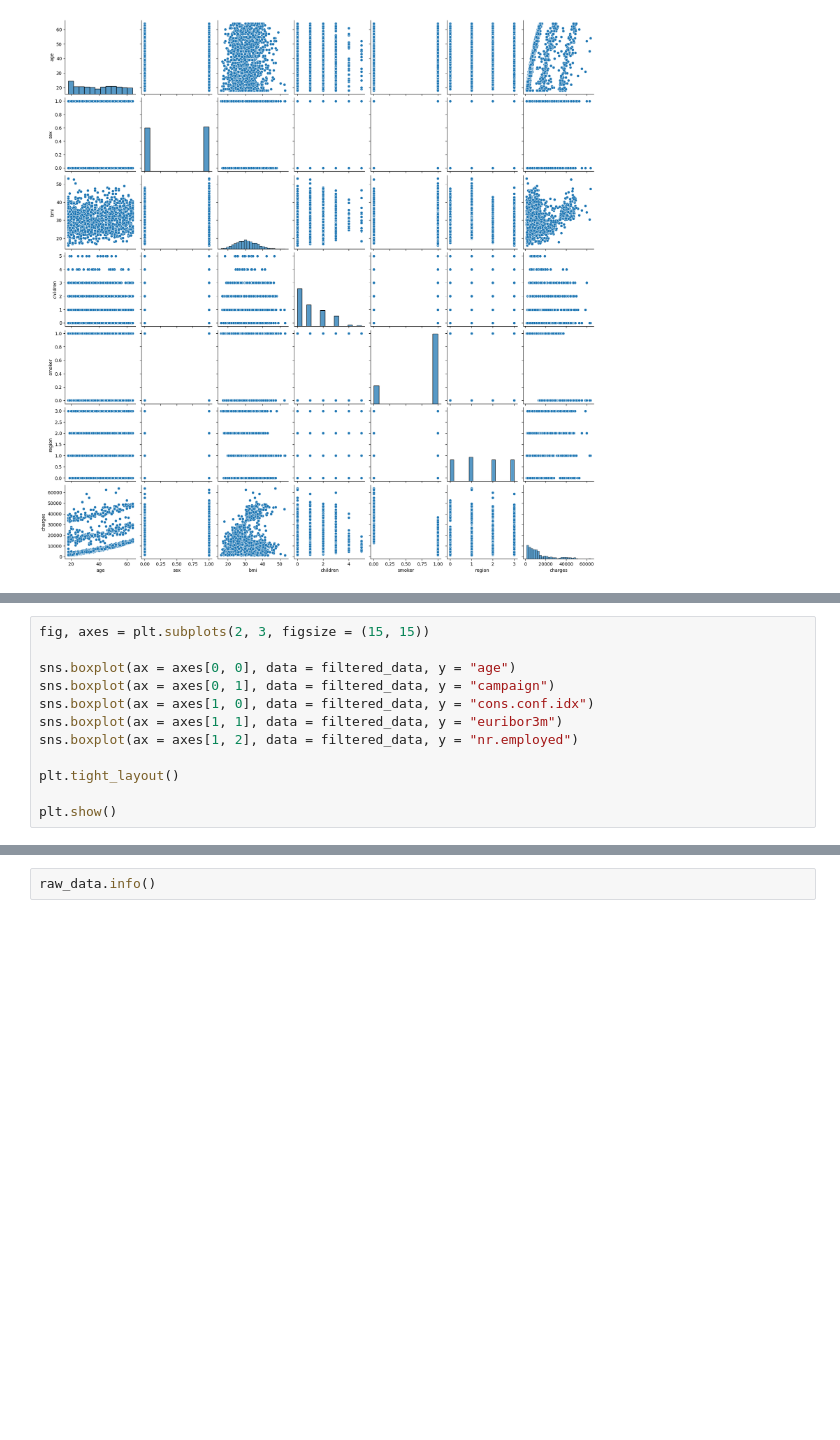
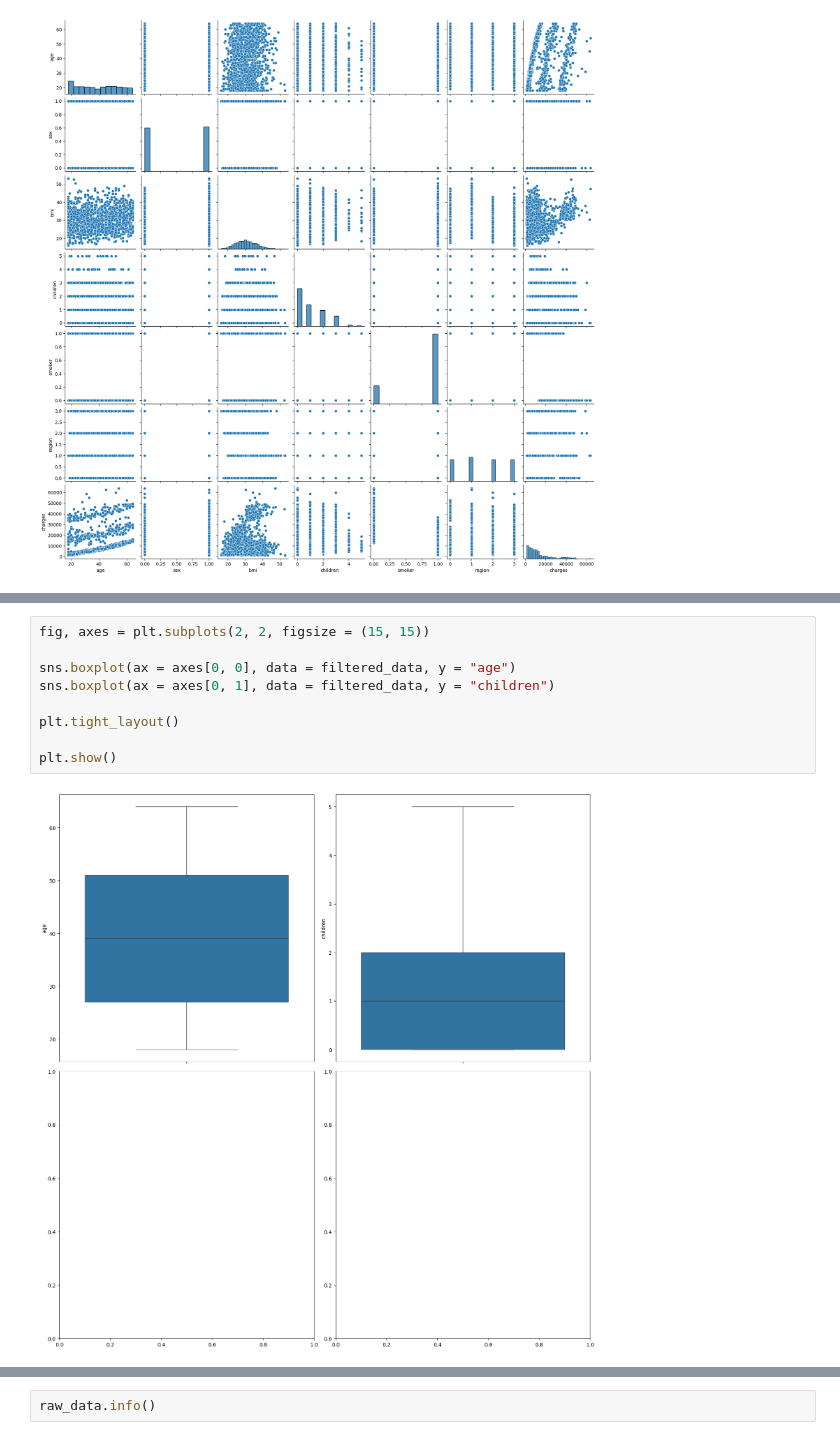
Before and after one commit to Antero-ops/Tutorial-de-Proyecto-de-Regresi-n-Lineal, a Jupyter notebook: src/explore.ipynb, the cells around one changed output, grey strips where cells are left out. Saved outputs shown, nothing was run; the diff lists cells and outputs as text; blank space fills up the shorter version.

```diff
--- a/src/explore.ipynb
+++ b/src/explore.ipynb
@@ -168,12 +184,11 @@ sns.pairplot(data = raw_data)
 # %%
-fig, axes = plt.subplots(2, 3, figsize = (15, 15))
+fig, axes = plt.subplots(2, 2, figsize = (15, 15))
 
 sns.boxplot(ax = axes[0, 0], data = filtered_data, y = "age")
-sns.boxplot(ax = axes[0, 1], data = filtered_data, y = "campaign")
-sns.boxplot(ax = axes[1, 0], data = filtered_data, y = "cons.conf.idx")
-sns.boxplot(ax = axes[1, 1], data = filtered_data, y = "euribor3m")
-sns.boxplot(ax = axes[1, 2], data = filtered_data, y = "nr.employed")
+sns.boxplot(ax = axes[0, 1], data = filtered_data, y = "children")
 
 plt.tight_layout()
 
 plt.show()
+# %% [output]
+[figure, added]
```
Also changed, not shown: parts of 17 cells of this notebook, 6 other files.
